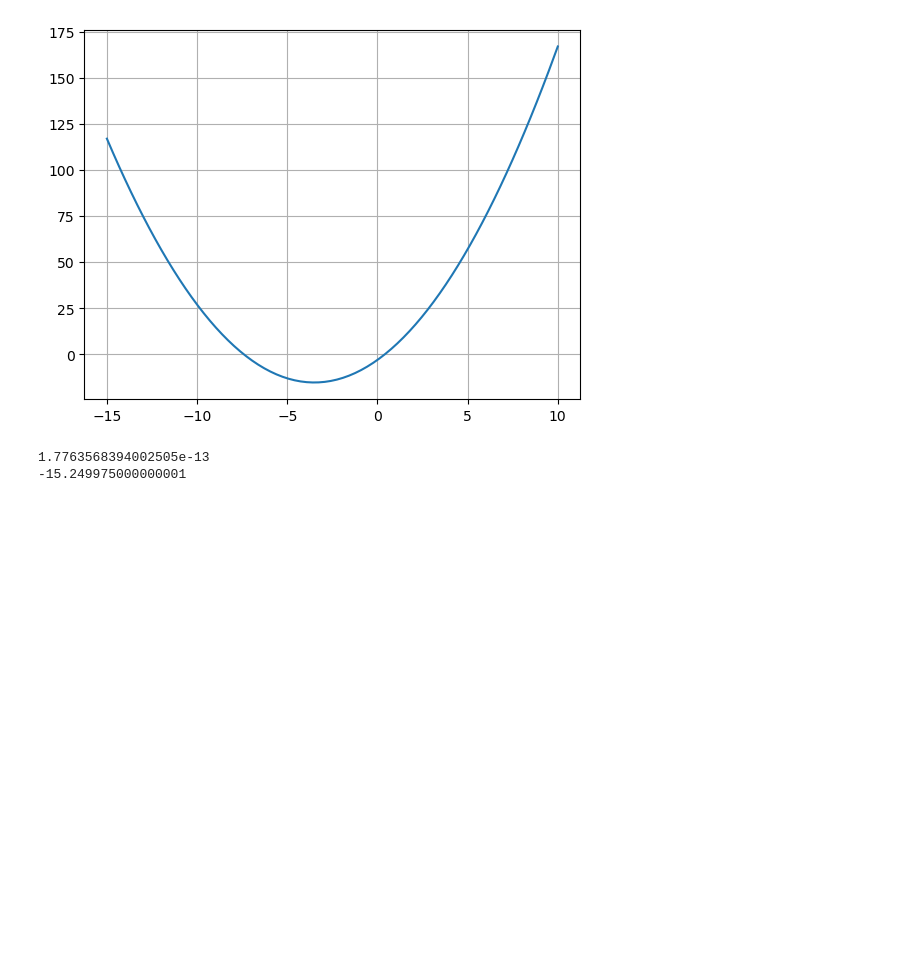
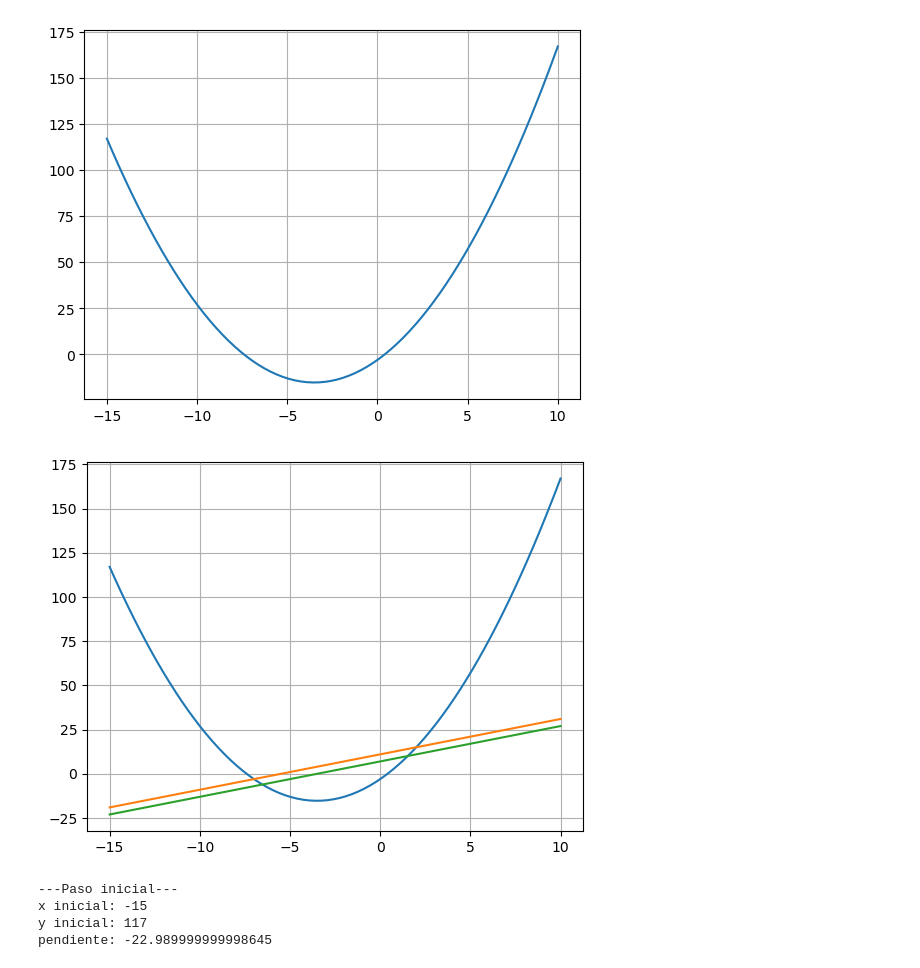
Before and after one commit to braiso-22/pruebasPyplot, a Jupyter notebook: pruebas_pyplot.ipynb, the cells around one changed output. Drawn from its saved outputs; the diff is of its cells as text; code cells hidden in the pictures; blank space fills up the shorter version.

Commit message:
derivada

```diff
--- a/pruebas_pyplot.ipynb
+++ b/pruebas_pyplot.ipynb
@@ -35,13 +35,34 @@ plt.plot(x, y)
 [<matplotlib.lines.Line2D at 0x...>]
 [figure]
 # %%
-# calcula la derivada de la función
-def derivada(f, x, h=0.01):
-    return (f(x + h) - f(x)) / h
+# calcula la derivada de cualquier función
+def derivada(f, x, incremento=0.01):
+    return (f(x + incremento) - f(x)) / incremento
 
-derivada1 = derivada(calcula_y, -3.505)
-print(derivada1)
-print(calcula_y(-3.505))
+def derivada_concreta(x):
+    # y' = dy/dx = 2*x +7
+    return 2*x + 7
+
+derivada1 = derivada(calcula_y, x,4)
+derivada2 = derivada_concreta(x)
+
+plt.grid()
+plt.plot(x, y)
+plt.plot(x, derivada1)
+plt.plot(x, derivada2)
+plt.show()
 # %% [output]
-1.7763568394002505e-13
--15.249975000000001
+[figure, added]
+# %%
+xinicial = -15
+yinicial = calcula_y(xinicial)
+derivada3 = derivada(calcula_y, xinicial, 0.01)
+print("---Paso inicial---")
+print(f'x inicial: {xinicial}')
+print(f'y inicial: {yinicial}')
+print(f'pendiente: {derivada3}')
+# %% [output]
+---Paso inicial---
+x inicial: -15
+y inicial: 117
+pendiente: -22.989999999998645
```
Also changed, not shown: parts of 1 cell of this notebook.
